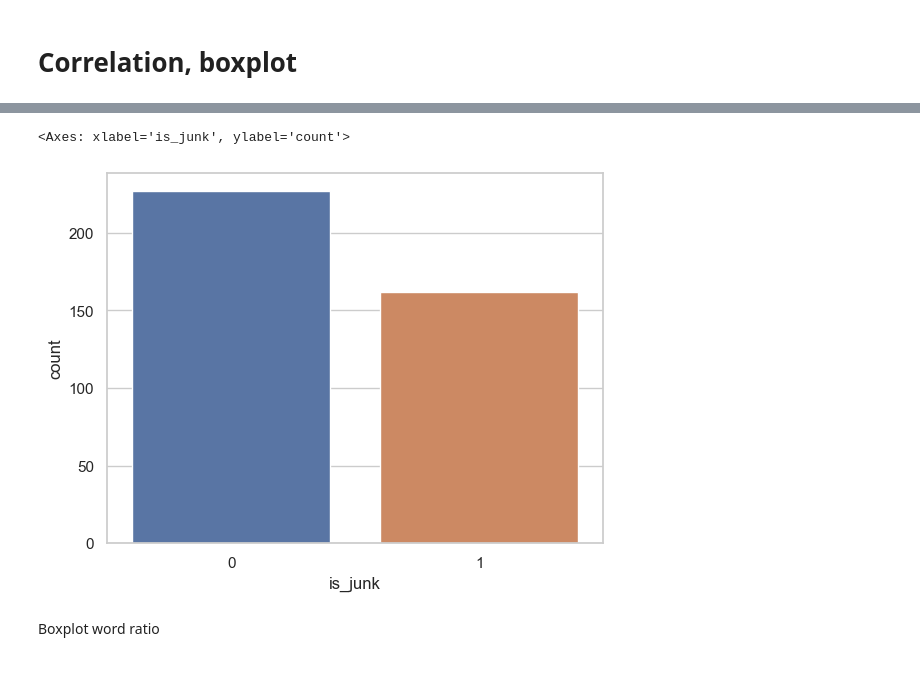
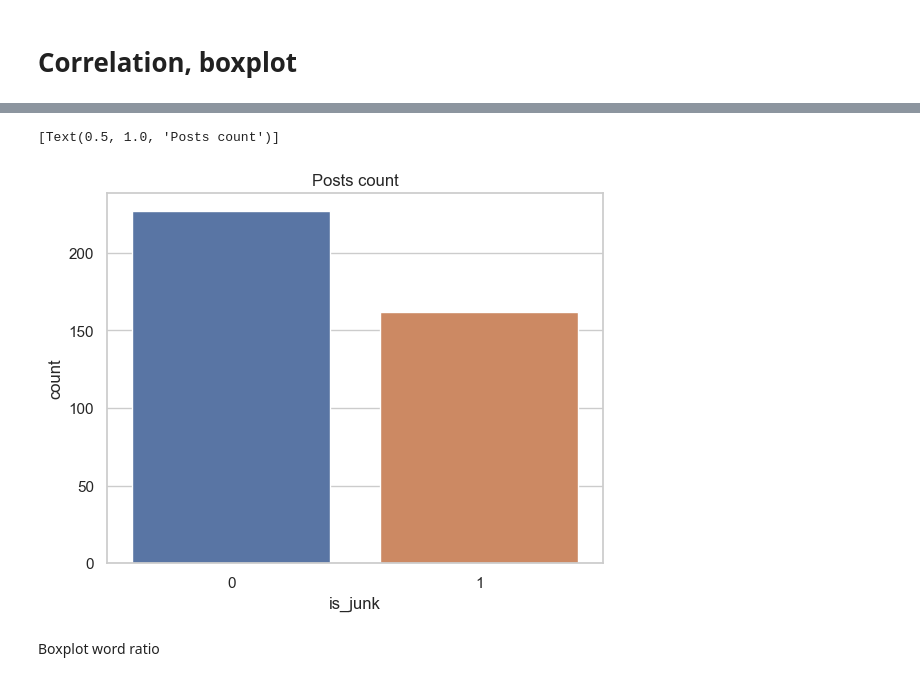
Before and after one commit to atekiouk/Sujet_2, a Jupyter notebook: Notebooks/Junk_post_detection.ipynb, the cells around one changed output, grey strips where cells are left out. Drawn from its saved outputs; the diff is of its cells as text; code cells hidden in the pictures.

```diff
--- a/Notebooks/Junk_post_detection.ipynb
+++ b/Notebooks/Junk_post_detection.ipynb
@@ -227,8 +239,8 @@ plt.show()
 # %%
-sns.countplot(x=chanel_all_features["is_junk"])
+sns.countplot(x=chanel_all_features["is_junk"]).set(title='Posts count')
 # %% [output]
-<Axes: xlabel='is_junk', ylabel='count'>
+[Text(0.5, 1.0, 'Posts count')]
-[figure, old version]
+[figure, new version]
 # %% [markdown]
 Boxplot word ratio
 # %%
```
Also changed, not shown: parts of 7 cells of this notebook, 1 other file.
